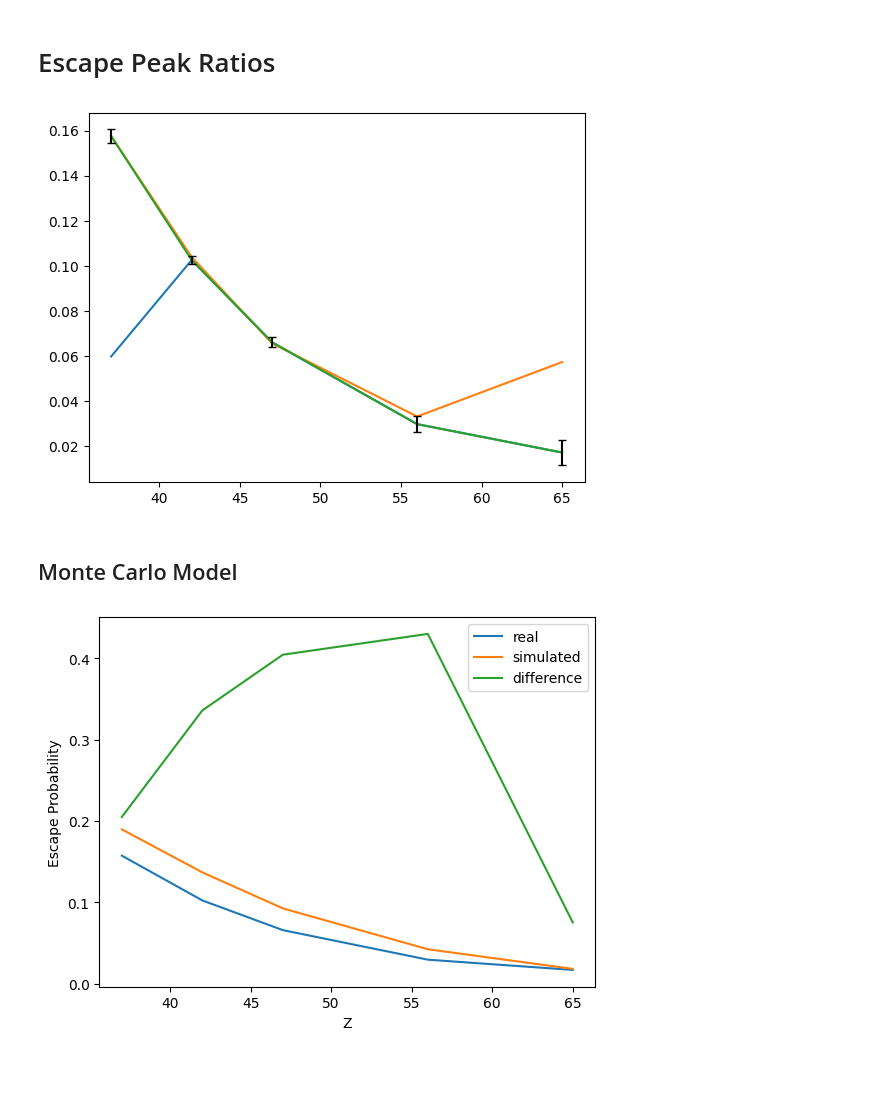
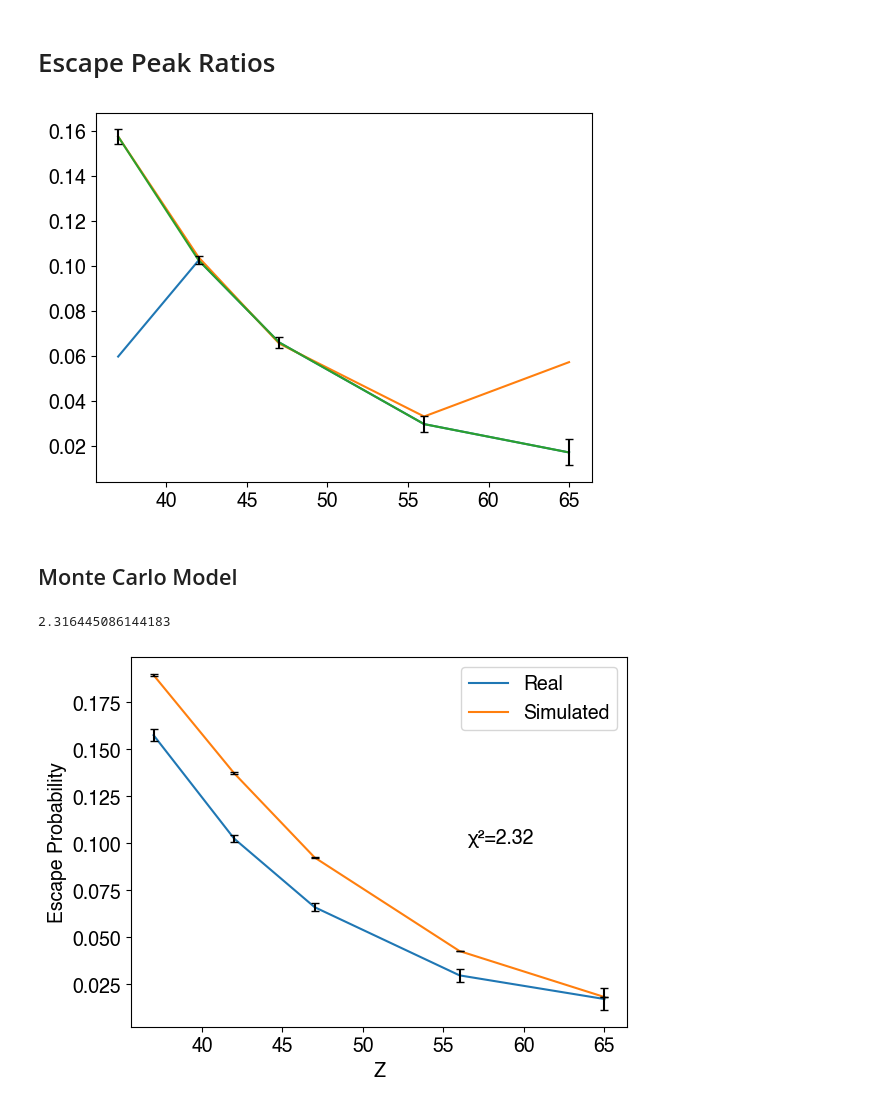
Before and after one commit to sestinj/jlab, a Jupyter notebook: nate/xray/xray2.ipynb, the cells around one changed output. Cells and saved outputs as stored; diff of their text form; code cells hidden in the pictures; blank space fills up the shorter version.

```diff
--- a/nate/xray/xray2.ipynb
+++ b/nate/xray/xray2.ipynb
@@ -144,9 +163,12 @@ uncertainty = {
 }
 # %%
 ratio_alpha = counts["alpha_escape"] / counts["alpha"]
+uncertainty_alpha = np.sqrt(uncertainty["alpha_escape"]**2 + uncertainty["alpha"]**2)
 ratio_beta = counts["beta_escape"] / counts["beta"]
+uncertainty_beta = np.sqrt(uncertainty["beta_escape"]**2 + uncertainty["beta"]**2)
 ratio_nice = np.concatenate((ratio_beta[0:1], ratio_alpha[1:]))
-uncertainty_nice = np.concatenate((uncertainty["beta_escape"][0:1], uncertainty["alpha_escape"][1:]))
+# uncertainty_nice = np.concatenate((uncertainty["beta_escape"][0:1], uncertainty["alpha_escape"][1:]))
+uncertainty_nice = np.concatenate((uncertainty_beta[0:1], uncertainty_alpha[1:]))
 
 # Plot the ratios
 plt.plot(Z, ratio_alpha)
@@ -158,7 +180,7 @@ plt.errorbar(Z, ratio_nice, yerr=uncertainty_nice, fmt="none", color="black", ca
 
 plt.show()
 # %% [output]
-[figure, old version]
+[figure, new version]
 # %% [markdown]
 ## Monte Carlo Model
 # %%
@@ -169,12 +191,18 @@ rho = 5.323 # g/cm^3
 E_Ge_ka = 9886.42 # eV
 E_Ge_kb = 10982.1 # eV
 
+def fluor_yield_f(E):
+    o = xraydb.fluor_yield("Ge", "K", "Ka", E)[0]
+    # x = E / np.max(E_ka) / 1000.0
+    # return o - x / 5.0
+    return o
+
 # mu_E1 = 14.0 * rho  # meters # MAKE SURE TO INTERPOLATE: goes as 1/E^3
 # mu_E2 = 37.0 * rho # meters
 # prob_auger = 0.465 # 1.0 - 0.583 # https://analyticalsciencejournals.onlinelibrary.wiley.com/doi/epdf/10.1002/xrs.1300040211
 
 def simulate_ratio(E, samples=1000000):
-    """Returns escape peak ratio"""
+    """Returns escape peak ratio, given E in eV"""
 
     d_1 = np.random.exponential(scale=1.0/xraydb.mu_elam("Ge", E), size=samples)
 
@@ -182,7 +210,7 @@ def simulate_ratio(E, samples=1000000):
     passed_through = samples - d_1.size
 
     # Auger Effect
-    fluor_yield = xraydb.fluor_yield("Ge", "K", "Ka", E)[0]
+    fluor_yield = fluor_yield_f(E)
     d_1 = np.random.choice(d_1, size=int(fluor_yield * d_1.size), replace=False)
 
     theta = 2 * np.pi * np.random.uniform(size=d_1.size)
@@ -199,17 +227,30 @@ def sim_with_uncertainty(E, samples=1000000, iterations=10):
     ratios = np.array([simulate_ratio(E, samples=int(samples / iterations)) for _ in range(iterations)])
     return np.mean(ratios), np.std(ratios) / np.sqrt(iterations)
 
-r_sig = np.array([sim_with_uncertainty(E * 1000.0) for E in E_ka[1:]])
+energies = E_ka[1:] * 1000.0
+r_sig = np.array([sim_with_uncertainty(E) for E in energies])
 sim_ratios = r_sig[:, 0]
 sim_uncertainty = r_sig[:, 1]
-# %%
-plt.plot(Z, ratio_nice)
-plt.plot(Z, sim_ratios)
-plt.plot(Z, np.abs(ratio_nice - sim_ratios) / ratio_nice)
-
-plt.legend(["real", "simulated", "difference"])
-plt.xlabel("Z")
-plt.ylabel("Escape Probability")
-plt.show()
-# %% [output]
-[figure, removed]
+# %%
+plt.plot(Z, ratio_nice)
+plt.plot(Z, sim_ratios)
+# plt.plot(Z, np.abs(ratio_nice - sim_ratios) / ratio_nice)
+
+# Error bars
+plt.errorbar(Z, ratio_nice, yerr=uncertainty_nice, fmt="none", color="black", capsize=3)
+plt.errorbar(Z, sim_ratios, yerr=sim_uncertainty, fmt="none", color="black", capsize=3)
+
+# Calculate chi2
+chi2 = np.sum((np.sqrt(ratio_nice) - sim_ratios)**2/ratio_nice)
+print(chi2)
+
+plt.legend(["Real", "Simulated"])
+plt.xlabel("Z")
+plt.ylabel("Escape Probability")
+plt.annotate("\u03C7\u00b2=" + str(round(chi2, 2)), (56.5, 0.1), color="black")
+plt.rcParams.update({'font.size': 14, 'font.family': 'Helvetica'})
+plt.savefig('ratio.pdf', bbox_inches='tight', pad_inches=0.01)
+plt.show()
+# %% [output]
+2.316445086144183
+[figure, added]
```
Also changed, not shown: parts of 5 cells of this notebook, 4 other files.
